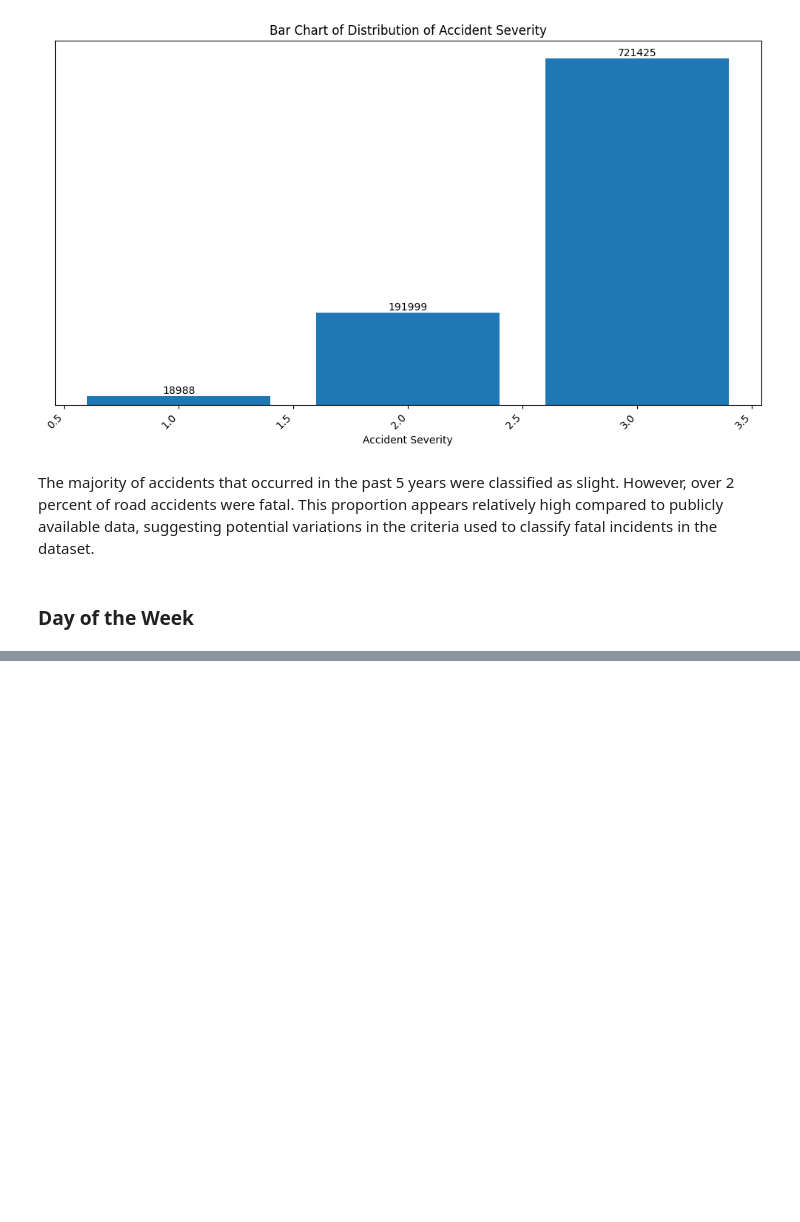
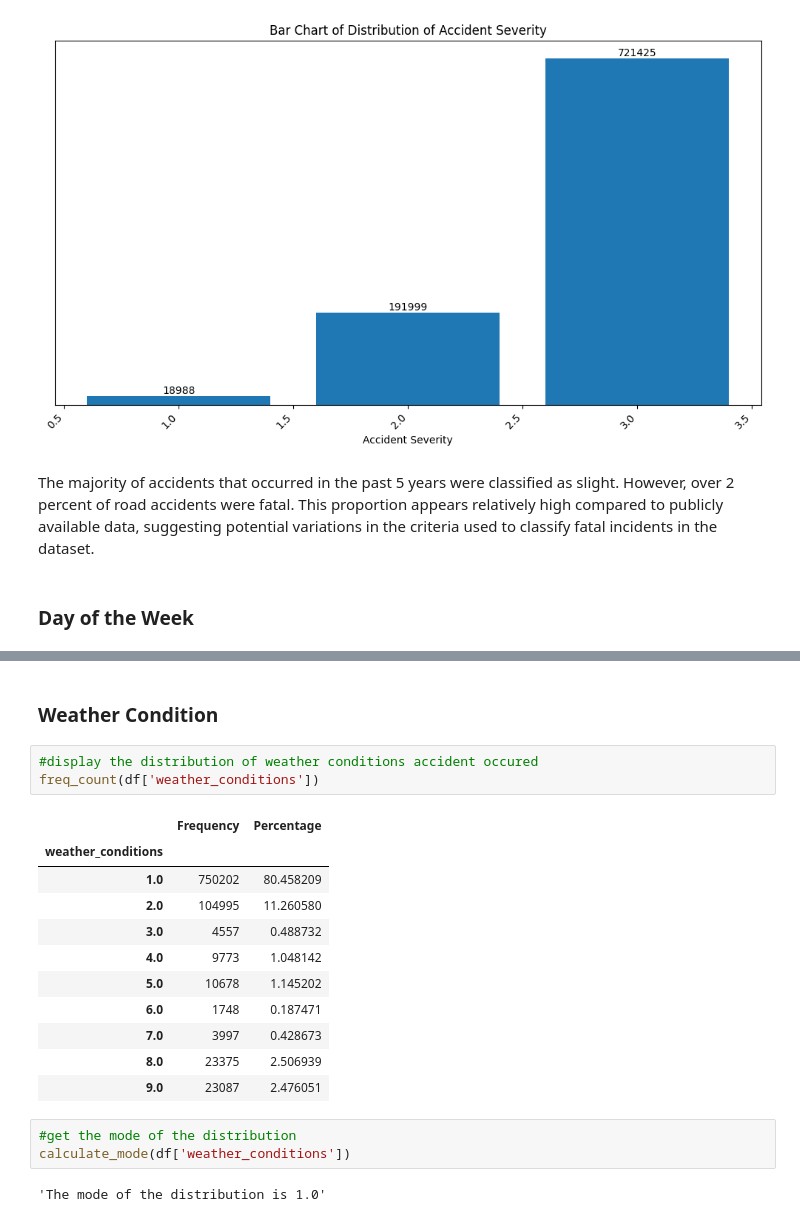
Before and after one commit to Otsemeuno/uk-road-accident, a Jupyter notebook: projectone_exploratory.ipynb, the cells around one changed output, grey strips where cells are left out. Cells and saved outputs as stored; diff of their text form; blank space fills up the shorter version.

```diff
--- a/projectone_exploratory.ipynb
+++ b/projectone_exploratory.ipynb
@@ -370,2 +418,24 @@ Accident Severity
+# %% [markdown]
+### Weather Condition
+# %%
+#display the distribution of weather conditions accident occured
+freq_count(df['weather_conditions'])
+# %% [output]
+|  | Frequency | Percentage |
+| weather_conditions |  |  |
+| 1.0 | 750202 | 80.458209 |
+| 2.0 | 104995 | 11.260580 |
+| 3.0 | 4557 | 0.488732 |
+| 4.0 | 9773 | 1.048142 |
+| 5.0 | 10678 | 1.145202 |
+| 6.0 | 1748 | 0.187471 |
+| 7.0 | 3997 | 0.428673 |
+| 8.0 | 23375 | 2.506939 |
+| 9.0 | 23087 | 2.476051 |
+# %%
+#get the mode of the distribution
+calculate_mode(df['weather_conditions'])
+# %% [output]
+'The mode of the distribution is 1.0'
 # %%
 plot_donut_chart(df['month'], 'Months')
```
Also changed, not shown: parts of 16 cells of this notebook.
